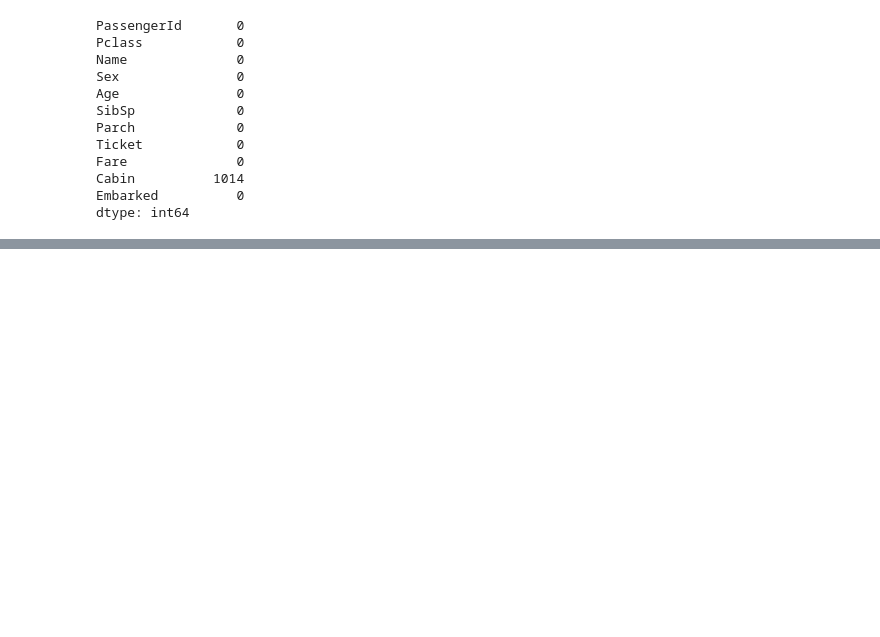
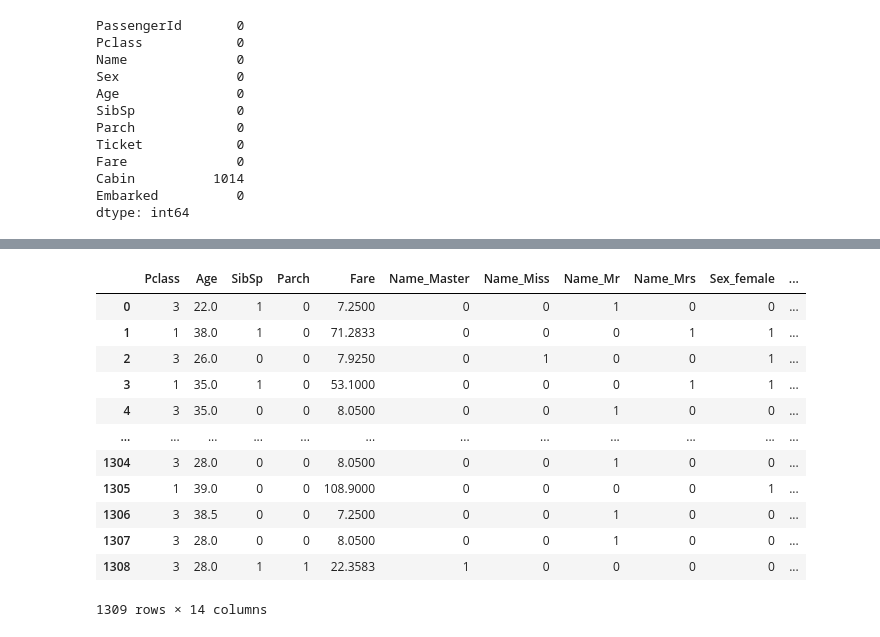
Before and after one commit to Elwing-Chou/MLDemo1216, a Jupyter notebook: titanic.ipynb, the cells around one changed output, grey strips where cells are left out. Drawn from its saved outputs; the diff is of its cells as text; code cells hidden in the pictures; blank space fills up the shorter version.

```diff
--- a/titanic.ipynb
+++ b/titanic.ipynb
@@ -97,7 +97,7 @@ def getmid(s):
 x["Name"] = x["Name"].apply(getmid)
 # %%
 # Step1. 補完所有類別型態的缺失值
-d = x.dtypes == "object"
+d = (x.dtypes == "object")
 d = d.drop(["Ticket", "Cabin"])
 labels = [i for i, b in zip(d.index, d) if b == True]
 result = {}
@@ -121,3 +121,17 @@ Fare              0
 Cabin          1014
 Embarked          0
 dtype: int64
+# %%
+# Step2. 類別型態 -> One-Hot Encoding
+# 先把Name做一個篩選, 篩選掉出現次數太少的
+x["Name"].value_counts()
+def namereserved(mid):
+    reserved = ["Mr", "Miss", "Mrs", "Master"]
+    if mid in reserved:
+        return mid
+    else:
+        return None
+
+x["Name"] = x["Name"].apply(namereserved)
+x = x.drop(["PassengerId", "Ticket", "Cabin"], axis=1)
+x
@@ -123,0 +152,18 @@ dtype: int64
+# %%
+# pd.get_dummies(x, columns=["Pclass"])
+x = pd.get_dummies(x)
+x
+# %% [output]
+|  | Pclass | Age | SibSp | Parch | Fare | Name_Master | Name_Miss | Name_Mr | Name_Mrs | Sex_female | ... |
+| 0 | 3 | 22.0 | 1 | 0 | 7.2500 | 0 | 0 | 1 | 0 | 0 | ... |
+| 1 | 1 | 38.0 | 1 | 0 | 71.2833 | 0 | 0 | 0 | 1 | 1 | ... |
+| 2 | 3 | 26.0 | 0 | 0 | 7.9250 | 0 | 1 | 0 | 0 | 1 | ... |
+| 3 | 1 | 35.0 | 1 | 0 | 53.1000 | 0 | 0 | 0 | 1 | 1 | ... |
+| 4 | 3 | 35.0 | 0 | 0 | 8.0500 | 0 | 0 | 1 | 0 | 0 | ... |
+| ... | ... | ... | ... | ... | ... | ... | ... | ... | ... | ... | ... |
+| 1304 | 3 | 28.0 | 0 | 0 | 8.0500 | 0 | 0 | 1 | 0 | 0 | ... |
+| 1305 | 1 | 39.0 | 0 | 0 | 108.9000 | 0 | 0 | 0 | 0 | 1 | ... |
+| 1306 | 3 | 38.5 | 0 | 0 | 7.2500 | 0 | 0 | 1 | 0 | 0 | ... |
+| 1307 | 3 | 28.0 | 0 | 0 | 8.0500 | 0 | 0 | 1 | 0 | 0 | ... |
+| 1308 | 3 | 28.0 | 1 | 1 | 22.3583 | 1 | 0 | 0 | 0 | 0 | ... |
+1309 rows × 14 columns
```
Also changed, not shown: parts of 2 cells of this notebook.
